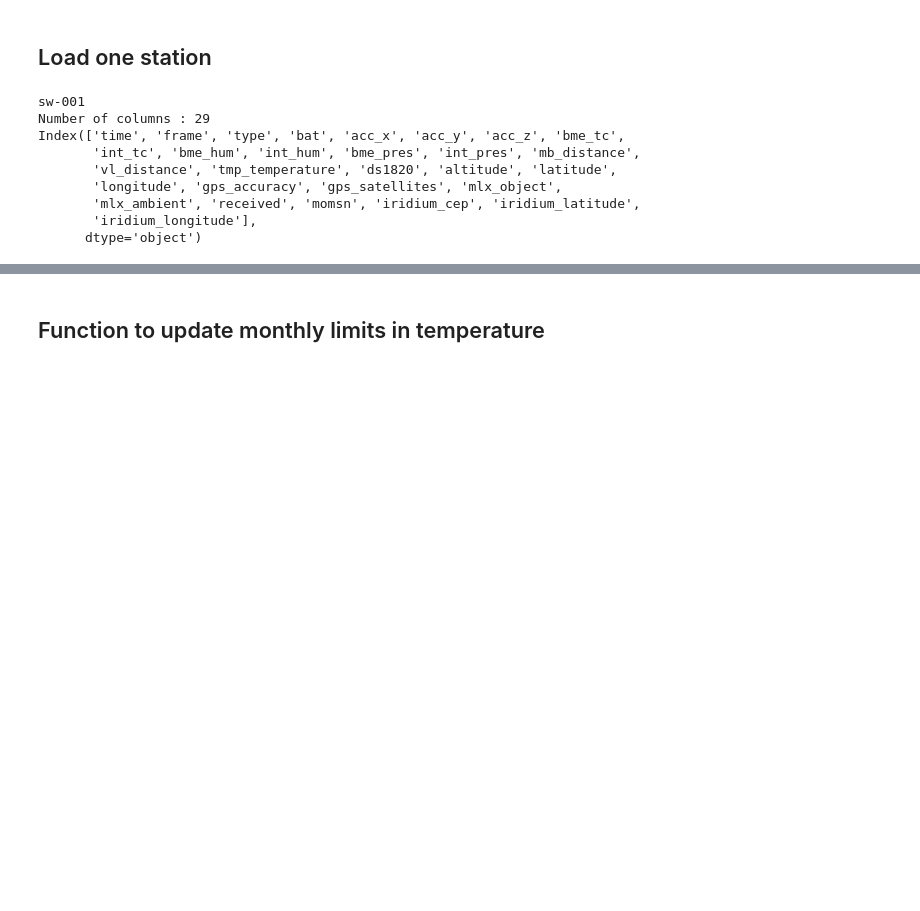
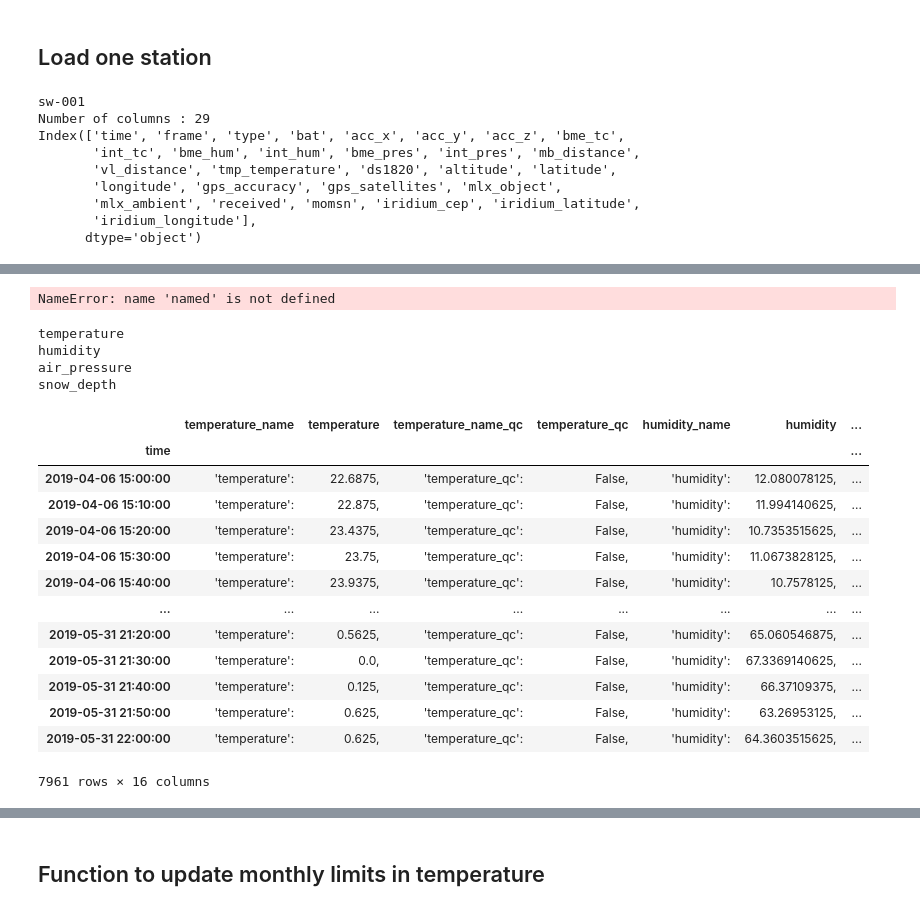
Before and after one commit to UiOHive/wsn_filters, a Jupyter notebook: wsn_main.ipynb, the cells around one changed output, grey strips where cells are left out. Cells and saved outputs as stored; diff of their text form; code cells hidden in the pictures; blank space fills up the shorter version.

```diff
--- a/wsn_main.ipynb
+++ b/wsn_main.ipynb
@@ -94,0 +118,42 @@ pandas.core.frame.DataFrame
+# %%
+from sqlalchemy import create_engine, DateTime, Integer, Numeric
+engine = create_engine('sqlite://', echo=False)
+df2.to_sql('sw001',con=engine, index=True)#, dtype={'time', DateTime(), 'temperature', Numeric()}
+engine.execute("SELECT * FROM sw001",named)
+# %% [output]
+NameError: name 'named' is not defined
+# %%
+df2 = df2.astype(str) + ','
+# Assign empty columns for each QC data flag
+for i in range(column_toget.sum()):
+    print(sensor_colnames[i])
+    df2.insert(i*4,sensor_colnames[i]+'_name',"'" + sensor_colnames[i] + "':")
+    df2.insert(i*4+2,sensor_colnames[i]+'_name_qc',"'" + sensor_colnames[i] + "_qc':")
+
+#for i in range(column_toget.sum()):
+#    print(sensor_colnames[i])
+#    df2.insert(i*4,sensor_colnames[i]+'_name',"'" + sensor_colnames[i] + "':")
+#    df2.insert(i*4+2,sensor_colnames[i]+'_name_qc',"'" + sensor_colnames[i] + "_qc':")
+#    df2.insert(i*4+3,sensor_colnames[i]+'_qc','False,')
+#df2.loc[:,colnames[0]+"_qc"] = False
+#colnames[coltoget2.isin(df.columns)]+'_qc'
+df2
+# %% [output]
+temperature
+humidity
+air_pressure
+snow_depth
+|  | temperature_name | temperature | temperature_name_qc | temperature_qc | humidity_name | humidity | ... |
+| time |  |  |  |  |  |  | ... |
+| 2019-04-06 15:00:00 | 'temperature': | 22.6875, | 'temperature_qc': | False, | 'humidity': | 12.080078125, | ... |
+| 2019-04-06 15:10:00 | 'temperature': | 22.875, | 'temperature_qc': | False, | 'humidity': | 11.994140625, | ... |
+| 2019-04-06 15:20:00 | 'temperature': | 23.4375, | 'temperature_qc': | False, | 'humidity': | 10.7353515625, | ... |
+| 2019-04-06 15:30:00 | 'temperature': | 23.75, | 'temperature_qc': | False, | 'humidity': | 11.0673828125, | ... |
+| 2019-04-06 15:40:00 | 'temperature': | 23.9375, | 'temperature_qc': | False, | 'humidity': | 10.7578125, | ... |
+| ... | ... | ... | ... | ... | ... | ... | ... |
+| 2019-05-31 21:20:00 | 'temperature': | 0.5625, | 'temperature_qc': | False, | 'humidity': | 65.060546875, | ... |
+| 2019-05-31 21:30:00 | 'temperature': | 0.0, | 'temperature_qc': | False, | 'humidity': | 67.3369140625, | ... |
+| 2019-05-31 21:40:00 | 'temperature': | 0.125, | 'temperature_qc': | False, | 'humidity': | 66.37109375, | ... |
+| 2019-05-31 21:50:00 | 'temperature': | 0.625, | 'temperature_qc': | False, | 'humidity': | 63.26953125, | ... |
+| 2019-05-31 22:00:00 | 'temperature': | 0.625, | 'temperature_qc': | False, | 'humidity': | 64.3603515625, | ... |
+7961 rows × 16 columns
```
Also changed, not shown: parts of 10 cells of this notebook.
